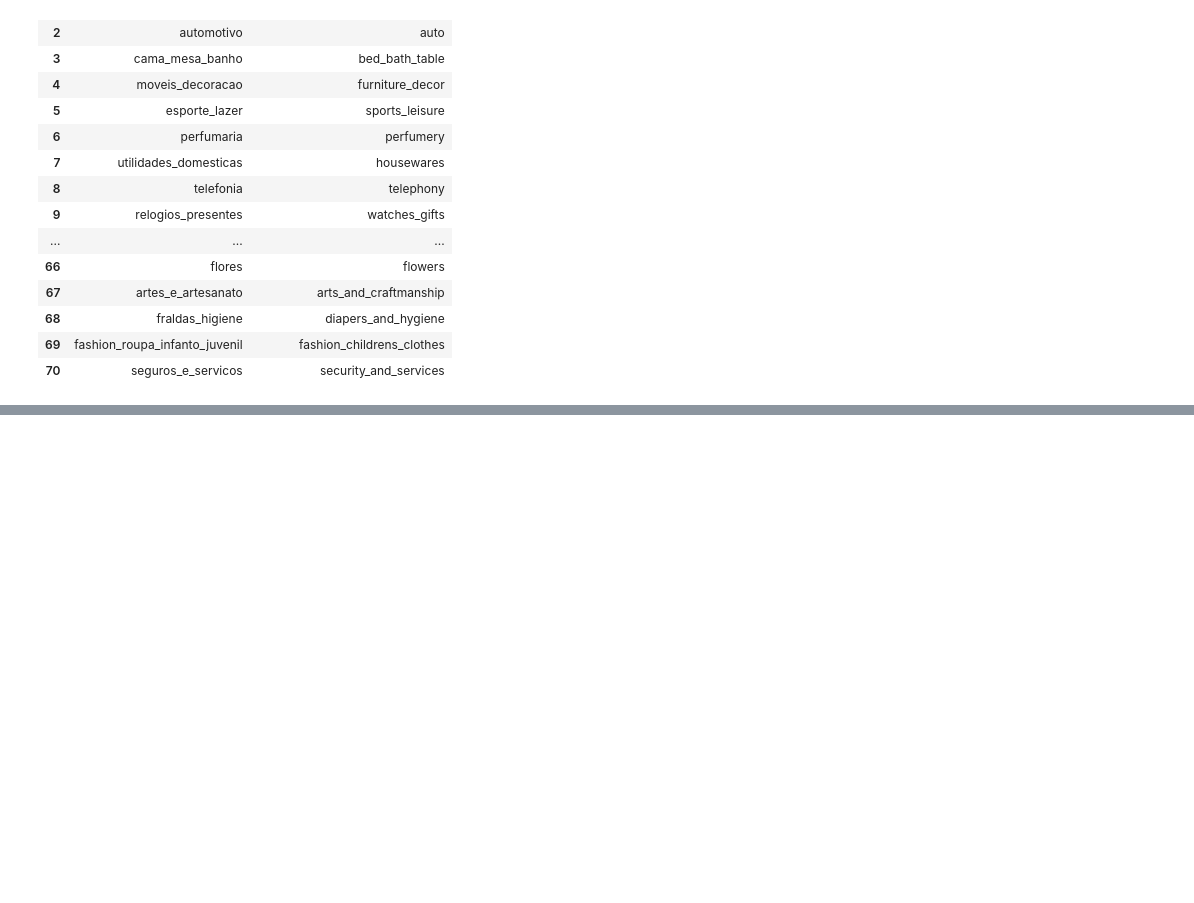
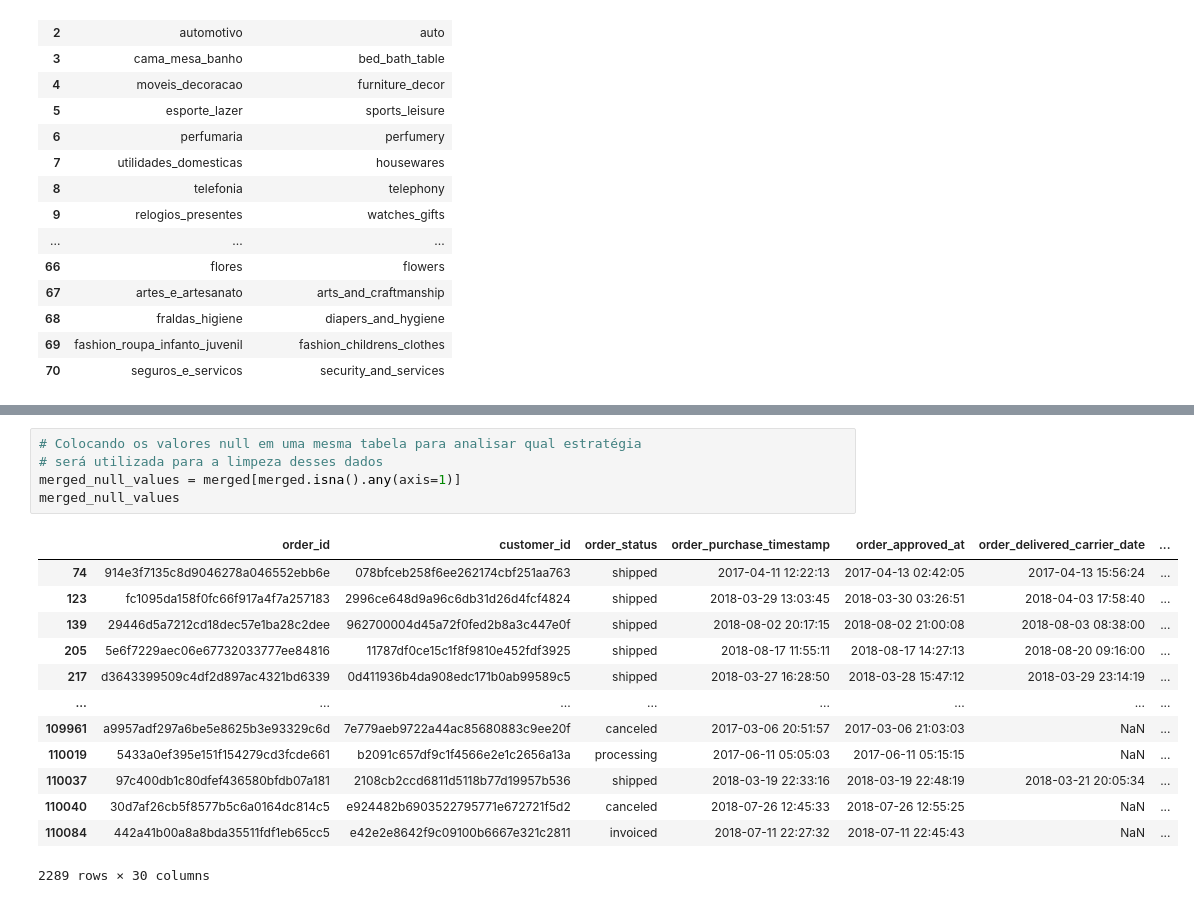
Before and after one commit to peaugust/INE5644-data-mining, a Jupyter notebook: Data_2.ipynb, the cells around one changed output, grey strips where cells are left out. Cells and saved outputs as stored; diff of their text form; blank space fills up the shorter version.

```diff
--- a/Data_2.ipynb
+++ b/Data_2.ipynb
@@ -336,0 +429,19 @@ product_category_name_translation
+# %%
+# Colocando os valores null em uma mesma tabela para analisar qual estratégia
+# será utilizada para a limpeza desses dados
+merged_null_values = merged[merged.isna().any(axis=1)]
+merged_null_values
+# %% [output]
+|  | order_id | customer_id | order_status | order_purchase_timestamp | order_approved_at | order_delivered_carrier_date | ... |
+| 74 | 914e3f7135c8d9046278a046552ebb6e | 078bfceb258f6ee262174cbf251aa763 | shipped | 2017-04-11 12:22:13 | 2017-04-13 02:42:05 | 2017-04-13 15:56:24 | ... |
+| 123 | fc1095da158f0fc66f917a4f7a257183 | 2996ce648d9a96c6db31d26d4fcf4824 | shipped | 2018-03-29 13:03:45 | 2018-03-30 03:26:51 | 2018-04-03 17:58:40 | ... |
+| 139 | 29446d5a7212cd18dec57e1ba28c2dee | 962700004d45a72f0fed2b8a3c447e0f | shipped | 2018-08-02 20:17:15 | 2018-08-02 21:00:08 | 2018-08-03 08:38:00 | ... |
+| 205 | 5e6f7229aec06e67732033777ee84816 | 11787df0ce15c1f8f9810e452fdf3925 | shipped | 2018-08-17 11:55:11 | 2018-08-17 14:27:13 | 2018-08-20 09:16:00 | ... |
+| 217 | d3643399509c4df2d897ac4321bd6339 | 0d411936b4da908edc171b0ab99589c5 | shipped | 2018-03-27 16:28:50 | 2018-03-28 15:47:12 | 2018-03-29 23:14:19 | ... |
+| ... | ... | ... | ... | ... | ... | ... | ... |
+| 109961 | a9957adf297a6be5e8625b3e93329c6d | 7e779aeb9722a44ac85680883c9ee20f | canceled | 2017-03-06 20:51:57 | 2017-03-06 21:03:03 | NaN | ... |
+| 110019 | 5433a0ef395e151f154279cd3fcde661 | b2091c657df9c1f4566e2e1c2656a13a | processing | 2017-06-11 05:05:03 | 2017-06-11 05:15:15 | NaN | ... |
+| 110037 | 97c400db1c80dfef436580bfdb07a181 | 2108cb2ccd6811d5118b77d19957b536 | shipped | 2018-03-19 22:33:16 | 2018-03-19 22:48:19 | 2018-03-21 20:05:34 | ... |
+| 110040 | 30d7af26cb5f8577b5c6a0164dc814c5 | e924482b6903522795771e672721f5d2 | canceled | 2018-07-26 12:45:33 | 2018-07-26 12:55:25 | NaN | ... |
+| 110084 | 442a41b00a8a8bda35511fdf1eb65cc5 | e42e2e8642f9c09100b6667e321c2811 | invoiced | 2018-07-11 22:27:32 | 2018-07-11 22:45:43 | NaN | ... |
+2289 rows × 30 columns
```
Also changed, not shown: parts of 23 cells of this notebook.
